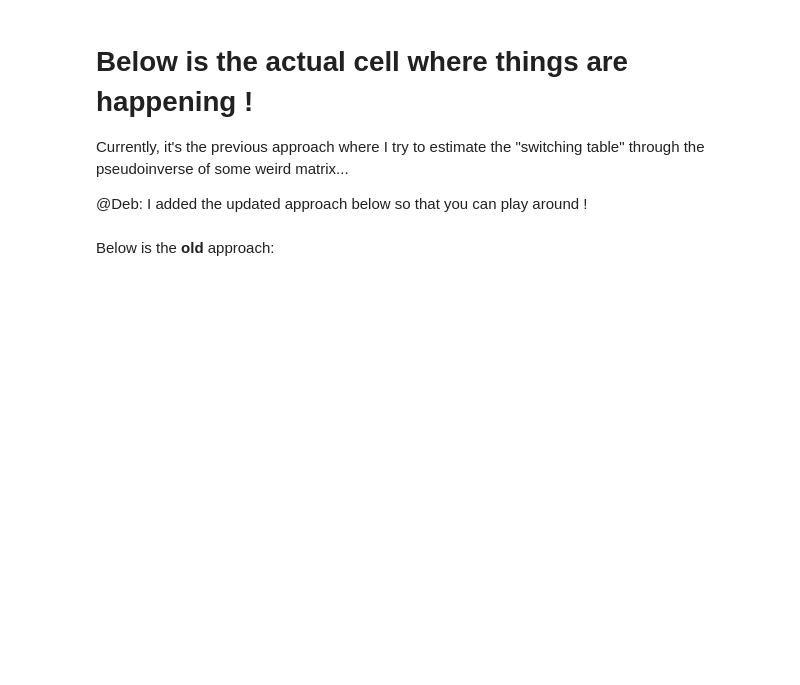
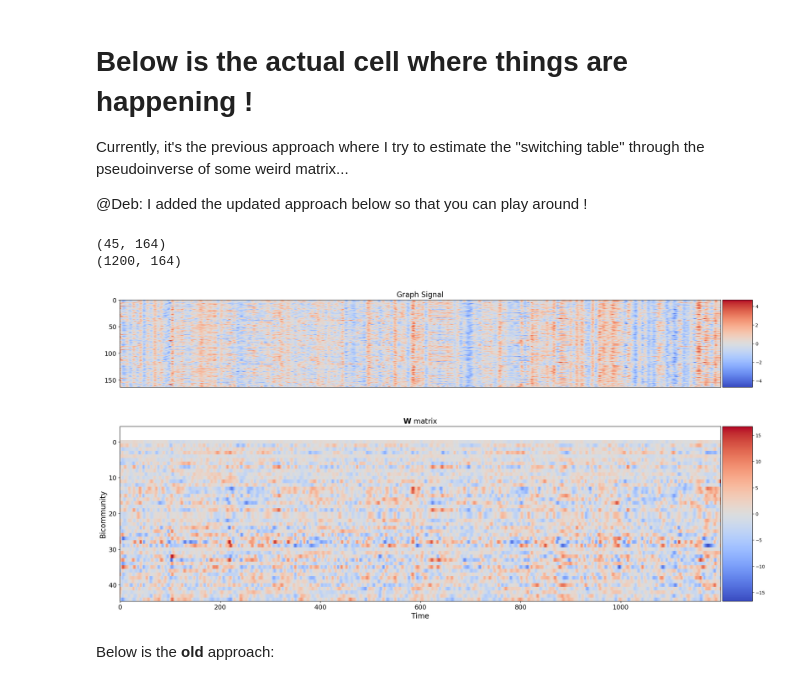
Before and after one commit to acionca/Bimodularity, a Jupyter notebook: bicom-signals-brain.ipynb, the cells around one changed output. Cells and saved outputs as stored; diff of their text form; code cells hidden in the pictures; blank space fills up the shorter version.

```diff
--- a/bicom-signals-brain.ipynb
+++ b/bicom-signals-brain.ipynb
@@ -379,34 +429,38 @@ x_concat = np.concatenate([nodal_fmri.T, nodal_fmri.T]).T
 # x_concat = np.zeros((2*ntimepoints-1, 2*len(graph)))
 # x_concat[::2] = np.concatenate([nodal_fmri.T, nodal_fmri.T]).T
 # x_concat[1::2] = np.concatenate([nodal_fmri[:-1].T, nodal_fmri[ 1:].T]).T
 print(x_concat.shape)
 proj_signals = np.array([C_pinv @ x_t for x_t in x_concat])
 
 fig, axes = plt.subplots(nrows=2, figsize=(25, 12), gridspec_kw={"hspace":0.3, "height_ratios":[1, 2]})
 
 axes[0].set_title("Graph Signal", fontsize=16)
 maxval = np.abs(x_concat).max()
 axes[0].imshow(x_concat.T, aspect="auto", cmap="coolwarm", interpolation="none", vmin=-maxval, vmax=maxval)
 
 axes[0].set_xticks([])
 axes[0].tick_params(labelsize=14)
 plot.add_cbar(fig, axes[0])
 
-maxval = np.log(proj_signals.max())
+maxval = proj_signals.max()
 minval = -maxval
 
 axes[1].set_title("$\mathbf{W}$ matrix", fontsize=16)
 ax = axes[1]
 ax.imshow(proj_signals.T, cmap="coolwarm", vmin=minval, vmax=maxval, aspect="auto", interpolation="none")
 
 ax.scatter(np.arange(len(paradygm)-1), [-2]*(len(paradygm)-1), s=20, marker="s",
             c=paradygm[:-1], cmap=para_cmap)
 
 ax.tick_params(labelsize=14)
 ax.set_xlabel("Time", fontsize=16)
 # ax.set_xlim(-0.9, n_timepoints-1.1)
 ax.set_ylabel("Bicommunity", fontsize=16)
 _ = plot.add_cbar(fig, ax)
+# %% [output]
+(45, 164)
+(1200, 164)
+[figure, added]
 # %% [markdown]
 Below is the **old** approach:
 # %%
```
Also changed, not shown: parts of 5 cells of this notebook, 6 other files.
